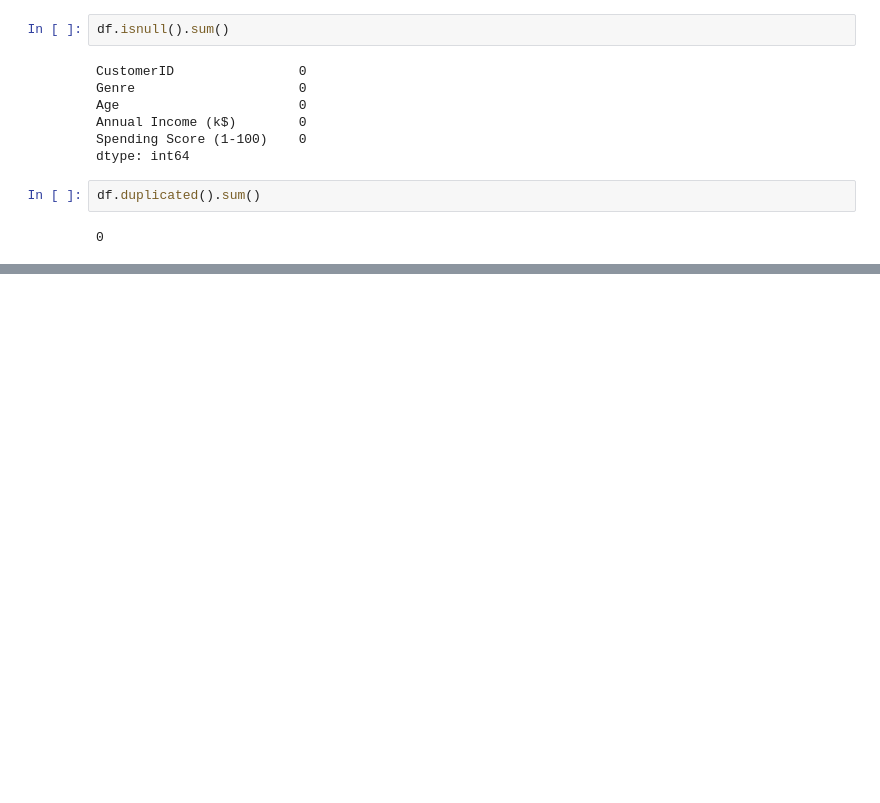
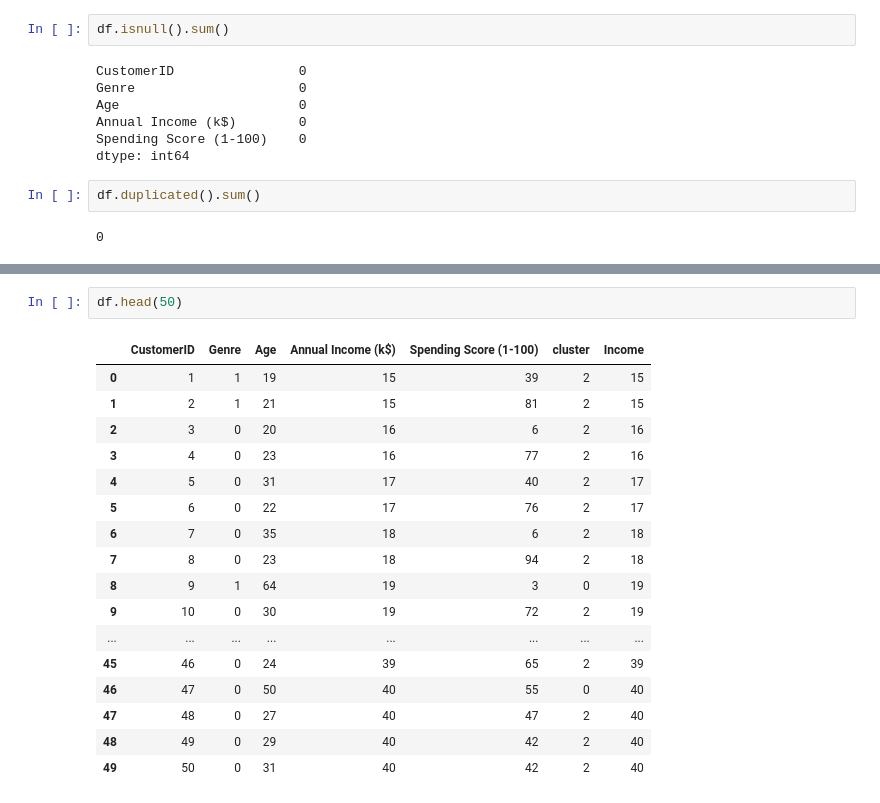
Before and after one commit to Ezekiat/formation, a Jupyter notebook: Untitled Folder/mall_customer.ipynb, the cells around one changed output, grey strips where cells are left out. Saved outputs shown, nothing was run; the diff lists cells and outputs as text; blank space fills up the shorter version.

```diff
--- a/Untitled Folder/mall_customer.ipynb
+++ b/Untitled Folder/mall_customer.ipynb
@@ -34,0 +79,20 @@ df.duplicated().sum()
+# %%
+df.head(50)
+# %% [output]
+|  | CustomerID | Genre | Age | Annual Income (k$) | Spending Score (1-100) | cluster | Income |
+| 0 | 1 | 1 | 19 | 15 | 39 | 2 | 15 |
+| 1 | 2 | 1 | 21 | 15 | 81 | 2 | 15 |
+| 2 | 3 | 0 | 20 | 16 | 6 | 2 | 16 |
+| 3 | 4 | 0 | 23 | 16 | 77 | 2 | 16 |
+| 4 | 5 | 0 | 31 | 17 | 40 | 2 | 17 |
+| 5 | 6 | 0 | 22 | 17 | 76 | 2 | 17 |
+| 6 | 7 | 0 | 35 | 18 | 6 | 2 | 18 |
+| 7 | 8 | 0 | 23 | 18 | 94 | 2 | 18 |
+| 8 | 9 | 1 | 64 | 19 | 3 | 0 | 19 |
+| 9 | 10 | 0 | 30 | 19 | 72 | 2 | 19 |
+| ... | ... | ... | ... | ... | ... | ... | ... |
+| 45 | 46 | 0 | 24 | 39 | 65 | 2 | 39 |
+| 46 | 47 | 0 | 50 | 40 | 55 | 0 | 40 |
+| 47 | 48 | 0 | 27 | 40 | 47 | 2 | 40 |
+| 48 | 49 | 0 | 29 | 40 | 42 | 2 | 40 |
+| 49 | 50 | 0 | 31 | 40 | 42 | 2 | 40 |
```
Also changed, not shown: parts of 8 cells of this notebook, 5 other files.
